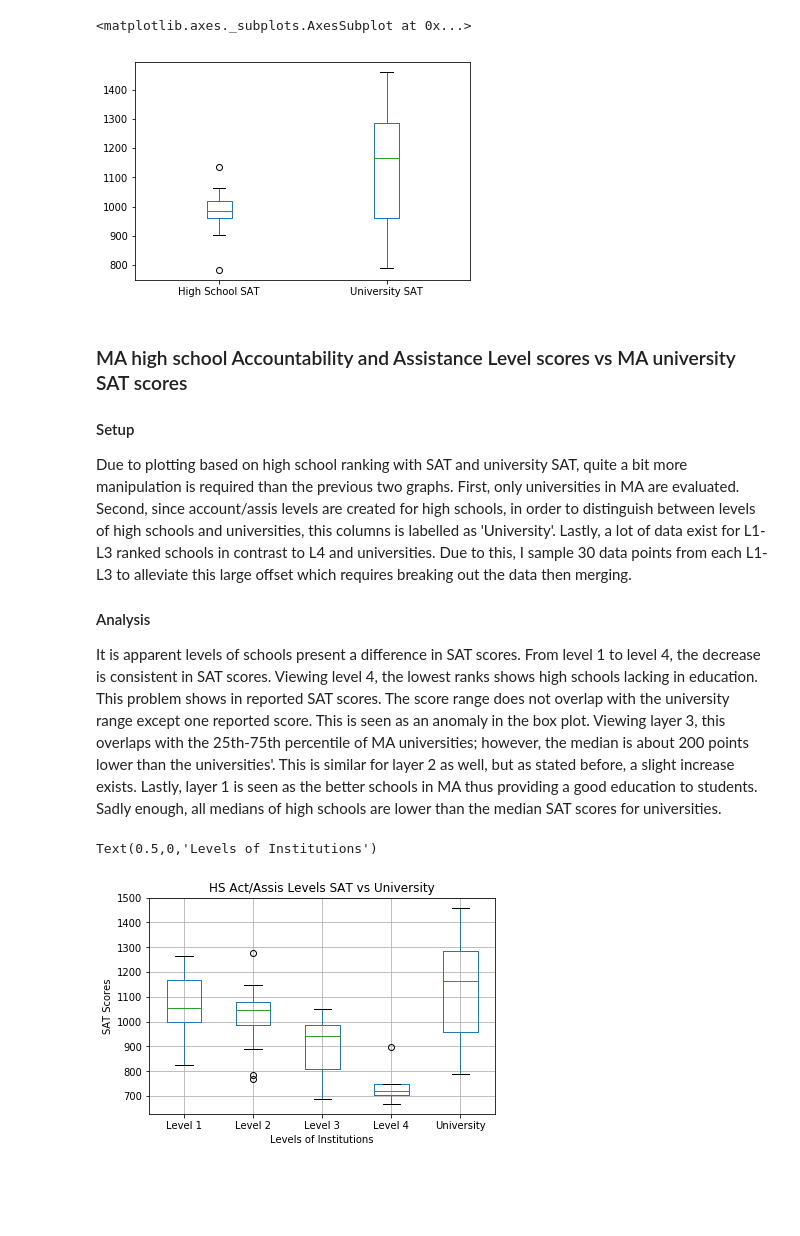
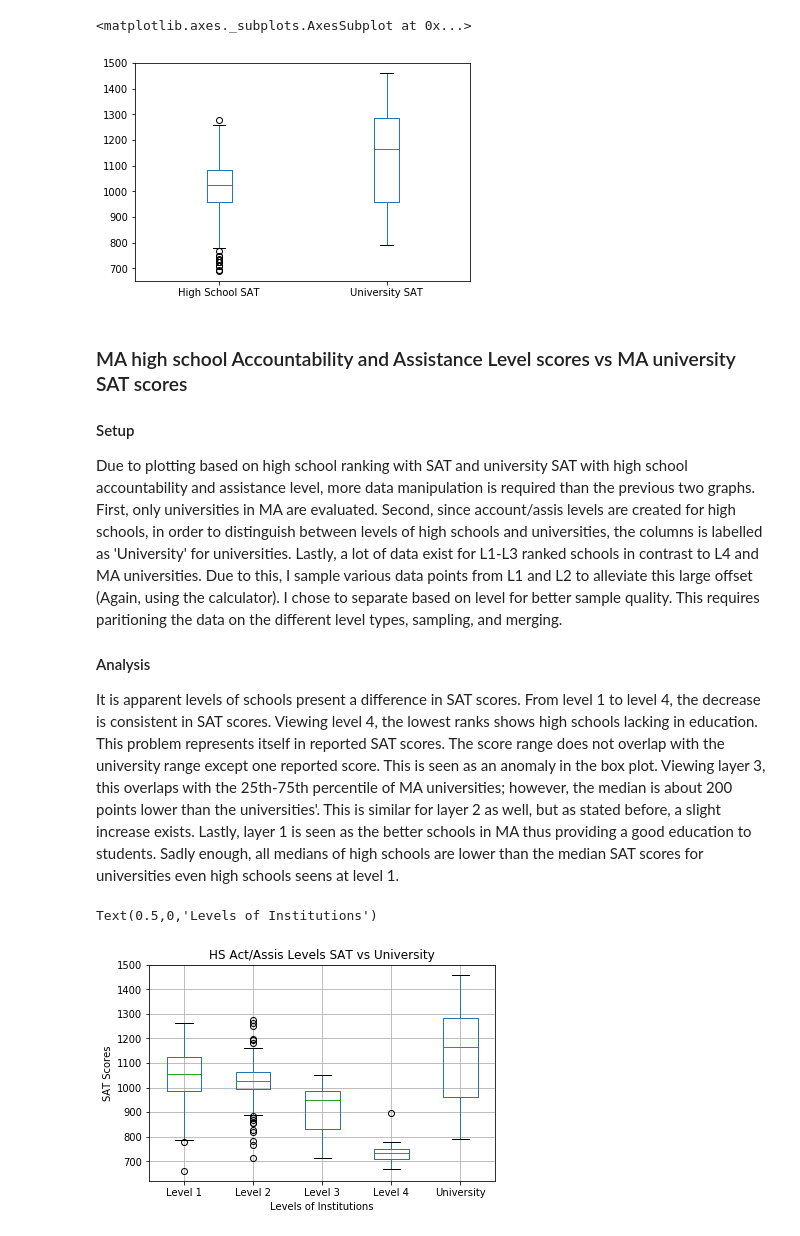
Before and after one commit to kj808/2018DataExploration, a Jupyter notebook: notebooks/EECS 731 Project.ipynb, the cells around one changed output. Drawn from its saved outputs; the diff is of its cells as text; code cells hidden in the pictures; blank space fills up the shorter version.

```diff
--- a/notebooks/EECS 731 Project.ipynb
+++ b/notebooks/EECS 731 Project.ipynb
@@ -27,7 +27,7 @@ The goal in mind requires few columns. After dropping unrelated columns, I remov
 1. Drop all columns not regarding SAT scores, state location, and enrollment.
 2. Drop rows with empty values for SAT-avg
 # %%
-#Cleaning up MA high school data
+#Cleaning MA high school data
 
 #------------Dropping Columns------------
 #Drop columns regarding MCAS scores
@@ -46,10 +46,9 @@ mshsFinal=mshsFirst.join(mshsdemo, how='outer')
 mshsFinal=mshsFinal.join(mshsSecond, how='outer')
 mshsFinal=mshsFinal.join(mshsLast, how='outer')
 
-#Dropping...
-#Contact name: column 5--- not irrelevant in detecting acceptance to universities
-#Address 1 & 2: column 6,7---also not irrelevant. Can generalize by state.
-#Phone and Fax:col 10,11---also not irrelevant
+#Dropping additional columns based on name based on findings and reevaluations.
+#The additional dropping due to irrelevant information and not following certain exploratory paths.
+#One example is using ZIP codes in MA to determine if certain areas present better education
 
 mshsFinal=mshsFinal.drop(columns=['School Code','Function','Contact Name','Address 1','Address 2','Phone','Fax','Grade','PK_Enrollment','K_Enrollment', '1_Enrollment',
                                   '2_Enrollment','3_Enrollment','4_Enrollment','5_Enrollment','6_Enrollment',
@@ -57,7 +56,9 @@ mshsFinal=mshsFinal.drop(columns=['School Code','Function','Contact Name','Addre
                                   'Accountability and Assistance Description','District_Accountability and Assistance Level',
                                   'District_Accountability and Assistance Description','Progress and Performance Index (PPI) - High Needs Students',
                                   'District_Progress and Performance Index (PPI) - High Needs Students','District Name','District Code',
-                                 'SP_Enrollment','School Type', 'Town'])
+                                 'SP_Enrollment','School Type', 'Town','Average Class Size', 'Number of Students',
+                                  'SAT_Tests Taken','Average SAT_Writing','School Accountability Percentile (1-99)',
+                                  'Progress and Performance Index (PPI) - All Students','District_Progress and Performance Index (PPI) - All Students',])
 
 
 ##Remove all non high schools or nonenrollment of seniors
@@ -66,8 +67,9 @@ mshsFinal=mshsFinal[mshsFinal['12_Enrollment'] > 0]
 #Drop the column
 mshsFinal=mshsFinal.drop(columns=['12_Enrollment'])
 
-##Remove all rows without SAT data and district performance progress
-mshsFinal=mshsFinal.dropna(subset=['School Accountability Percentile (1-99)'])
+##Remove all rows without district performance progress
+mshsFinal=mshsFinal.dropna(subset=['Accountability and Assistance Level'])
+mshsFinal=mshsFinal[mshsFinal['Accountability and Assistance Level'] != 'Insufficient data' ]
 
 #Remove all rows without average SAT reading and SAT Math
 mshsFinal=mshsFinal[mshsFinal['Average SAT_Reading']>0]
@@ -83,7 +85,7 @@ univ=univ.drop(columns=['primaryKey','act-avg','aliasNames','businessRepScore','
                         'urlName','xwalkId','nonResponder','nonResponderText','rankingIsTied',
                         'rankingRankStatus','engineeringRepScore','isPublic','cost-after-aid',
                         'hs-gpa-avg', 'overallRank','percent-receiving-aid', 'rankingDisplayRank',
-                        'rankingDisplayScore','rankingSortRank','tuition','city'])
+                        'rankingDisplayScore','rankingSortRank','tuition','city','region'])
 
 #remove NaN entries in sat-avg
 univ=univ.dropna(subset=['sat-avg'])
@@ -184,66 +192,66 @@ USAT=SATMA.loc[SATMA['schoolType'] == 'national-universities'].copy()
 #Create new Dataframe as High School and University are separated with average SAT for easy plotting
 SATforType=pd.DataFrame(data={'High School SAT':HSSAT['sat-avg'], 'University SAT':USAT['sat-avg']})
 
-#Sample SAT from high schools as high schools contain 321 values vs 16 values in universities
-SATforType['High School SAT']=SATforType['High School SAT'].sample(n=16)
+#Sample SAT from high schools as high schools contain 321 values as only 16 values of universities exist in MA.
+SATforType['High School SAT']=SATforType['High School SAT'].sample(n=209)
 SATforType.plot.box()
 # %% [output]
 <matplotlib.axes._subplots.AxesSubplot at 0x...>
-[figure, old version]
+[figure, new version]
 # %% [markdown]
 ### MA high school Accountability and Assistance Level scores vs MA university SAT scores
 
 #### Setup
-Due to plotting based on high school ranking with SAT and university SAT, quite a bit more manipulation is required than the previous two graphs. First, only universities in MA are evaluated. Second, since account/assis levels are created for high schools, in order to distinguish between levels of high schools and universities, this columns is labelled as 'University'. Lastly, a lot of data exist for L1-L3 ranked schools in contrast to L4 and universities. Due to this, I sample 30 data points from each L1-L3 to alleviate this large offset which requires breaking out the data then merging.
+Due to plotting based on high school ranking with SAT and university SAT with high school accountability and assistance level, more data manipulation is required than the previous two graphs. First, only universities in MA are evaluated. Second, since account/assis levels are created for high schools, in order to distinguish between levels of high schools and universities, the columns is labelled as 'University' for universities. Lastly, a lot of data exist for L1-L3 ranked schools in contrast to L4 and MA universities. Due to this, I sample various data points from L1 and L2 to alleviate this large offset (Again, using the calculator). I chose to separate based on level for better sample quality. This requires paritioning the data on the different level types, sampling, and merging.
 
 #### Analysis
-It is apparent levels of schools present a difference in SAT scores. From level 1 to level 4, the decrease is consistent in SAT scores. Viewing level 4, the lowest ranks shows high schools lacking in education. This problem shows in reported SAT scores. The score range does not overlap with the university range except one reported score. This is seen as an anomaly in the box plot. Viewing layer 3, this overlaps with the 25th-75th percentile of MA universities; however, the median is about 200 points lower than the universities'. This is similar for layer 2 as well, but as stated before, a slight increase exists. Lastly, layer 1 is seen as the better schools in MA thus providing a good education to students. Sadly enough, all medians of high schools are lower than the median SAT scores for universities.
+It is apparent levels of schools present a difference in SAT scores. From level 1 to level 4, the decrease is consistent in SAT scores. Viewing level 4, the lowest ranks shows high schools lacking in education. This problem represents itself in reported SAT scores. The score range does not overlap with the university range except one reported score. This is seen as an anomaly in the box plot. Viewing layer 3, this overlaps with the 25th-75th percentile of MA universities; however, the median is about 200 points lower than the universities'. This is similar for layer 2 as well, but as stated before, a slight increase exists. Lastly, layer 1 is seen as the better schools in MA thus providing a good education to students. Sadly enough, all medians of high schools are lower than the median SAT scores for universities even high schools seens at level 1.
 # %%
 ##----------------Plot PPI vs SAT----------------
 #Copy dataframe consisting of only avg SAT scores, school type and state
 SATMA=result[['sat-avg','schoolType','State', 'Accountability and Assistance Level']].copy()
 
 #Ensure only viewing institutions in MA
 SATMA=SATMA.loc[SATMA['State']=='MA']
 
 #Set all universities Account/Assis level to 'University' for easy plotting
 SATMA['Accountability and Assistance Level'] = np.where(SATMA['schoolType']=='national-universities','University',SATMA['Accountability and Assistance Level'])
 
 #Categorize the account/assis level for plotting
 SATMA['Accountability and Assistance Level']=SATMA['Accountability and Assistance Level'].astype("category")
 
-#Need to separate the different levels due to difference in amount of data then sample level 1, level 2 and level 3
-#HS Level 1 =9x13 rows
-#HS L2=12x13 rows
-#HS L3=5x13
-#HS L4=8
-#Univ=16
-#For L1-L3, I chose a sample of 30 as it's less than double the university data. Furthermore,
-#more samples represent the set better than only 8 or 16.
+#Separate the different levels due to difference in amount of data then sample level 1, level 2 and level 3 to provide better sample
+#HS Level 1 =109 rows
+#HS L2=149 rows
+#HS L3=59 rows
+#HS L4=8 rows
+#Univ=16 rows
 
-HSL1=SATMA.loc[SATMA['Accountability and Assistance Level'] == 'Level 1'].copy().sample(30)
-HSL2=SATMA.loc[SATMA['Accountability and Assistance Level'] == 'Level 2'].copy().sample(30)
-HSL3=SATMA.loc[SATMA['Accountability and Assistance Level'] == 'Level 3'].copy().sample(30)
+HSL1=SATMA.loc[SATMA['Accountability and Assistance Level'] == 'Level 1'].copy().sample(92)
+HSL2=SATMA.loc[SATMA['Accountability and Assistance Level'] == 'Level 2'].copy().sample(129)
+HSL3=SATMA.loc[SATMA['Accountability and Assistance Level'] == 'Level 3'].copy().sample(54)
 HSL4=SATMA.loc[SATMA['Accountability and Assistance Level'] == 'Level 4'].copy()
 Univ=SATMA.loc[SATMA['Accountability and Assistance Level'] == 'University'].copy()
 
-
+#Remerge the dataset
 HSL1=pd.concat([HSL1,HSL2],axis=0,sort=False )
 HSL1=pd.concat([HSL1,HSL3],axis=0,sort=False )
 HSL1=pd.concat([HSL1,HSL4],axis=0,sort=False )
 HSL1=pd.concat([HSL1,Univ],axis=0,sort=False )
+
+
 
 #Plot the results
 HSL1.boxplot(by='Accountability and Assistance Level')
 
 #Format graph
 plt.title("HS Act/Assis Levels SAT vs University")
 plt.suptitle("")
 plt.ylabel("SAT Scores")
 plt.xlabel("Levels of Institutions")
 # %% [output]
 Text(0.5,0,'Levels of Institutions')
-[figure, old version]
+[figure, new version]
 # %% [markdown]
 ## Summary
 
```
Also changed, not shown: parts of 8 cells of this notebook, 1 other file.
